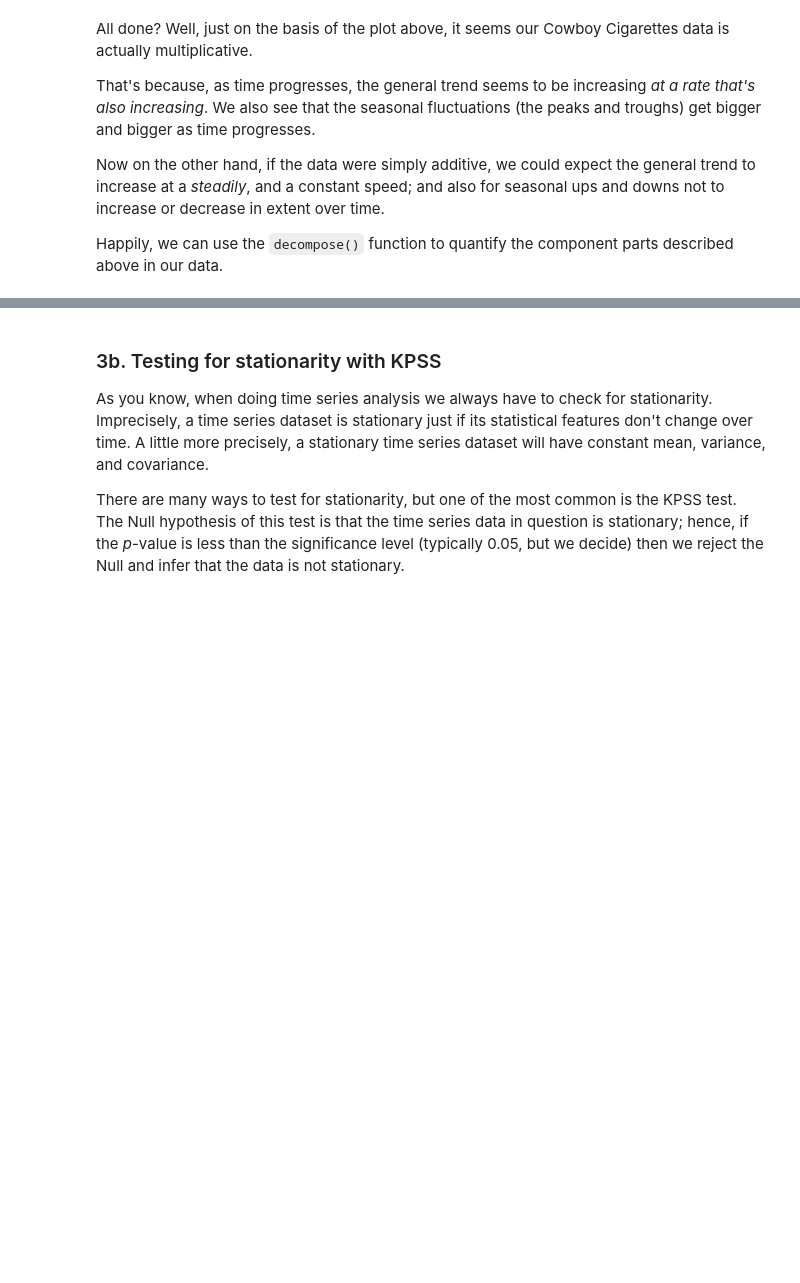
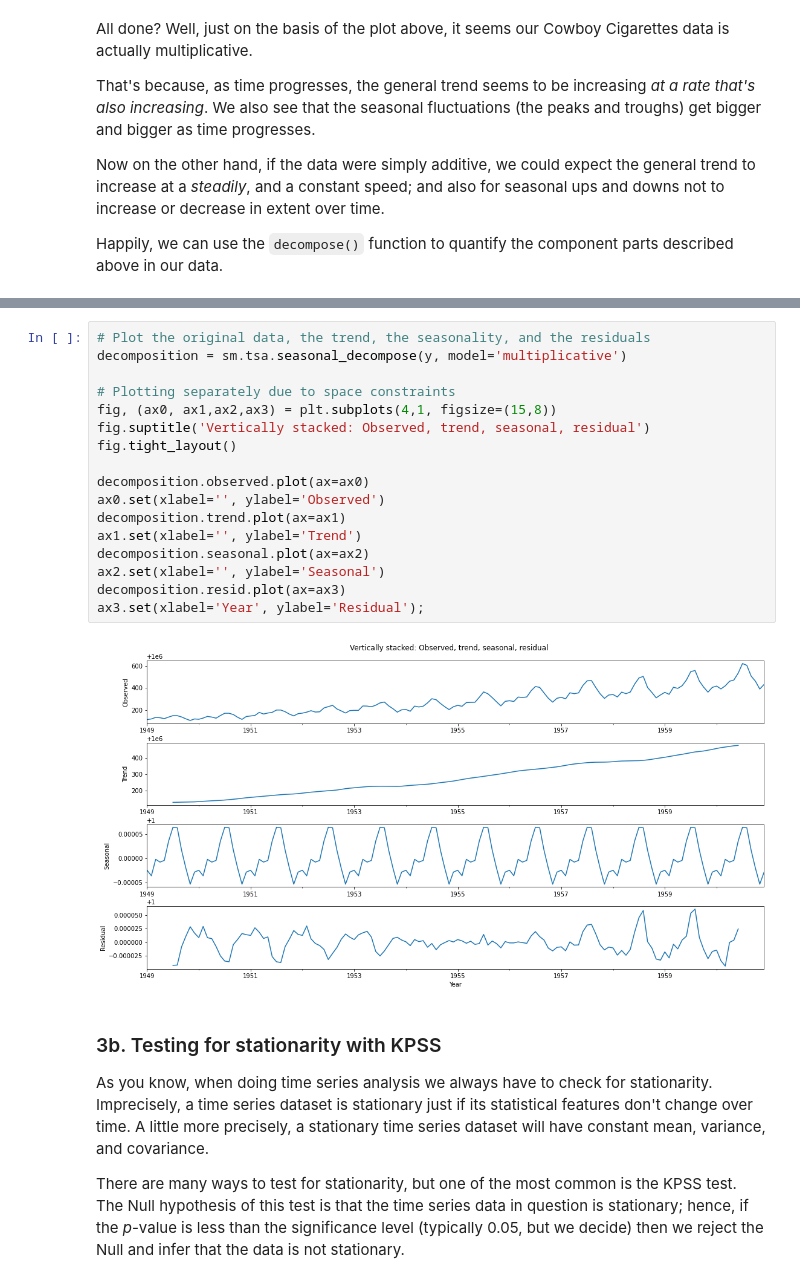
Before and after one commit to pablo-git8/Springboard-DS-Career-Track, a Jupyter notebook: Unit21-1_CowboyCigarretes_CS/Cowboy Cigarettes Case Study - Tier 3.ipynb, the cells around one changed output, grey strips where cells are left out. Drawn from its saved outputs; the diff is of its cells as text; blank space fills up the shorter version.

Commit message:
Adding decomposition plots

```diff
--- a/Unit21-1_CowboyCigarretes_CS/Cowboy Cigarettes Case Study - Tier 3.ipynb
+++ b/Unit21-1_CowboyCigarretes_CS/Cowboy Cigarettes Case Study - Tier 3.ipynb
@@ -320,3 +315,22 @@ SyntaxError: invalid syntax (Temp/ipykernel_41748/974174870.py, line 1)
+# %%
+# Plot the original data, the trend, the seasonality, and the residuals
+decomposition = sm.tsa.seasonal_decompose(y, model='multiplicative')
+
+# Plotting separately due to space constraints
+fig, (ax0, ax1,ax2,ax3) = plt.subplots(4,1, figsize=(15,8))
+fig.suptitle('Vertically stacked: Observed, trend, seasonal, residual')
+fig.tight_layout()
+
+decomposition.observed.plot(ax=ax0)
+ax0.set(xlabel='', ylabel='Observed')
+decomposition.trend.plot(ax=ax1)
+ax1.set(xlabel='', ylabel='Trend')
+decomposition.seasonal.plot(ax=ax2)
+ax2.set(xlabel='', ylabel='Seasonal')
+decomposition.resid.plot(ax=ax3)
+ax3.set(xlabel='Year', ylabel='Residual');
+# %% [output]
+[figure, added]
 # %% [markdown]
 ### 3b. Testing for stationarity with KPSS
 As you know, when doing time series analysis we always have to check for stationarity. Imprecisely, a time series dataset is stationary just if its statistical features don't change over time. A little more precisely, a stationary time series dataset will have constant mean, variance, and covariance.
```
Also changed, not shown: parts of 5 cells of this notebook.
